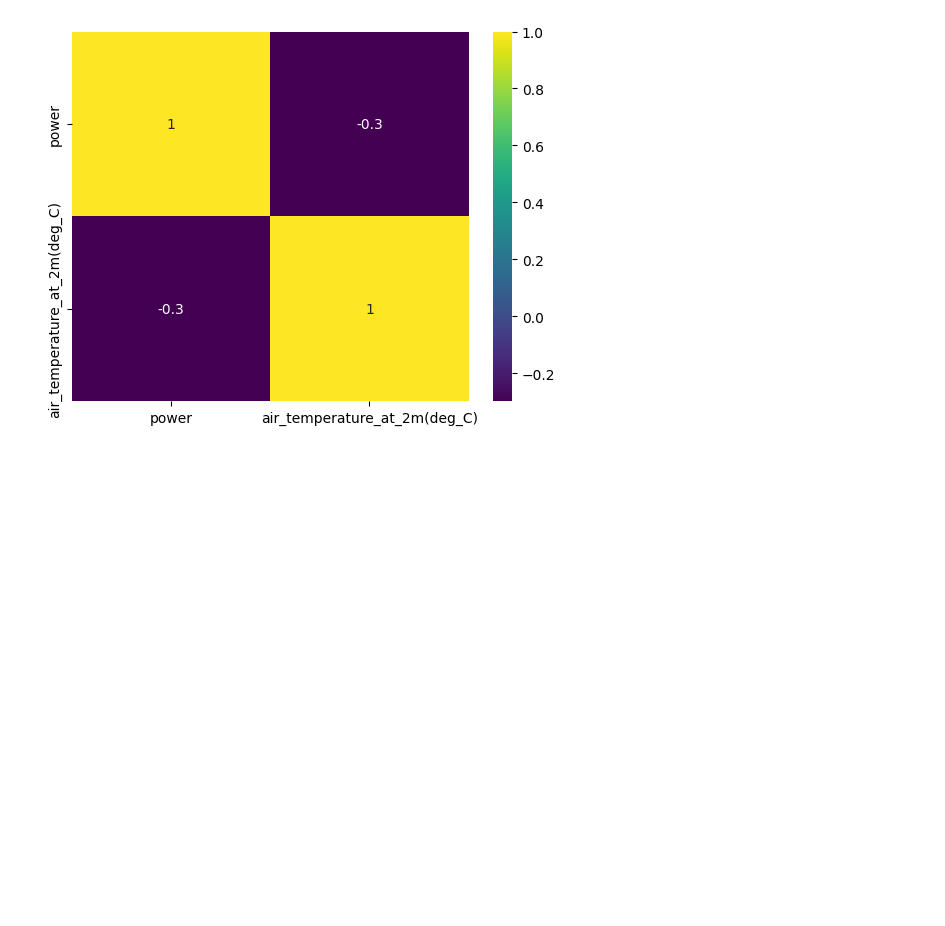
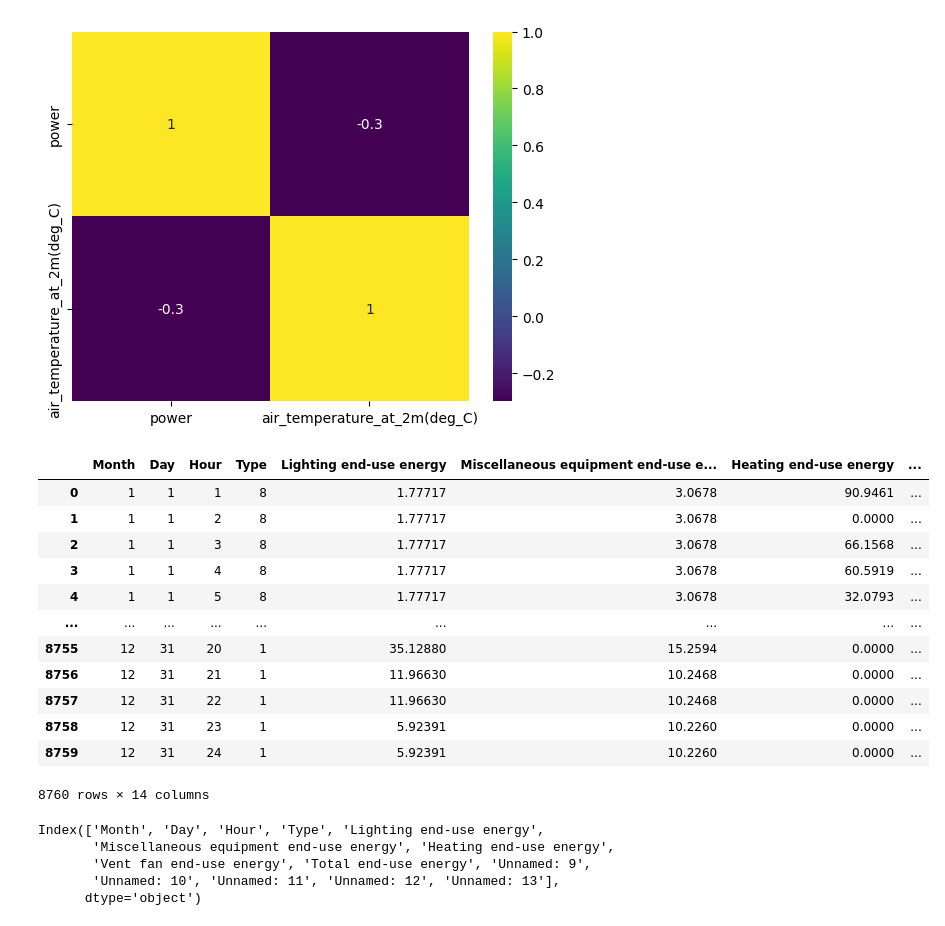
Before and after one commit to tenseisoham/payday, a Jupyter notebook: code/time_series_trial.ipynb, the cells around one changed output. Saved outputs shown, nothing was run; the diff lists cells and outputs as text; code cells hidden in the pictures; blank space fills up the shorter version.

```diff
--- a/code/time_series_trial.ipynb
+++ b/code/time_series_trial.ipynb
@@ -155,3 +155,31 @@ sns.heatmap(m,cmap = 'viridis',annot=True)
 [figure]
 # %%
 import numpy as np
+# %%
+import pandas as pd
+
+sim_den = pd.read_excel('../Denmark Results.xlsx')
+# %%
+sim_den
+# %% [output]
+|  | Month | Day | Hour | Type | Lighting end-use energy | Miscellaneous equipment end-use e... | Heating end-use energy | ... |
+| 0 | 1 | 1 | 1 | 8 | 1.77717 | 3.0678 | 90.9461 | ... |
+| 1 | 1 | 1 | 2 | 8 | 1.77717 | 3.0678 | 0.0000 | ... |
+| 2 | 1 | 1 | 3 | 8 | 1.77717 | 3.0678 | 66.1568 | ... |
+| 3 | 1 | 1 | 4 | 8 | 1.77717 | 3.0678 | 60.5919 | ... |
+| 4 | 1 | 1 | 5 | 8 | 1.77717 | 3.0678 | 32.0793 | ... |
+| ... | ... | ... | ... | ... | ... | ... | ... | ... |
+| 8755 | 12 | 31 | 20 | 1 | 35.12880 | 15.2594 | 0.0000 | ... |
+| 8756 | 12 | 31 | 21 | 1 | 11.96630 | 10.2468 | 0.0000 | ... |
+| 8757 | 12 | 31 | 22 | 1 | 11.96630 | 10.2468 | 0.0000 | ... |
+| 8758 | 12 | 31 | 23 | 1 | 5.92391 | 10.2260 | 0.0000 | ... |
+| 8759 | 12 | 31 | 24 | 1 | 5.92391 | 10.2260 | 0.0000 | ... |
+8760 rows × 14 columns
+# %%
+sim_den.columns
+# %% [output]
+Index(['Month', 'Day', 'Hour', 'Type', 'Lighting end-use energy',
+       'Miscellaneous equipment end-use energy', 'Heating end-use energy',
+       'Vent fan end-use energy', 'Total end-use energy', 'Unnamed: 9',
+       'Unnamed: 10', 'Unnamed: 11', 'Unnamed: 12', 'Unnamed: 13'],
+      dtype='object')
```
Also changed, not shown: parts of 14 cells of this notebook.
